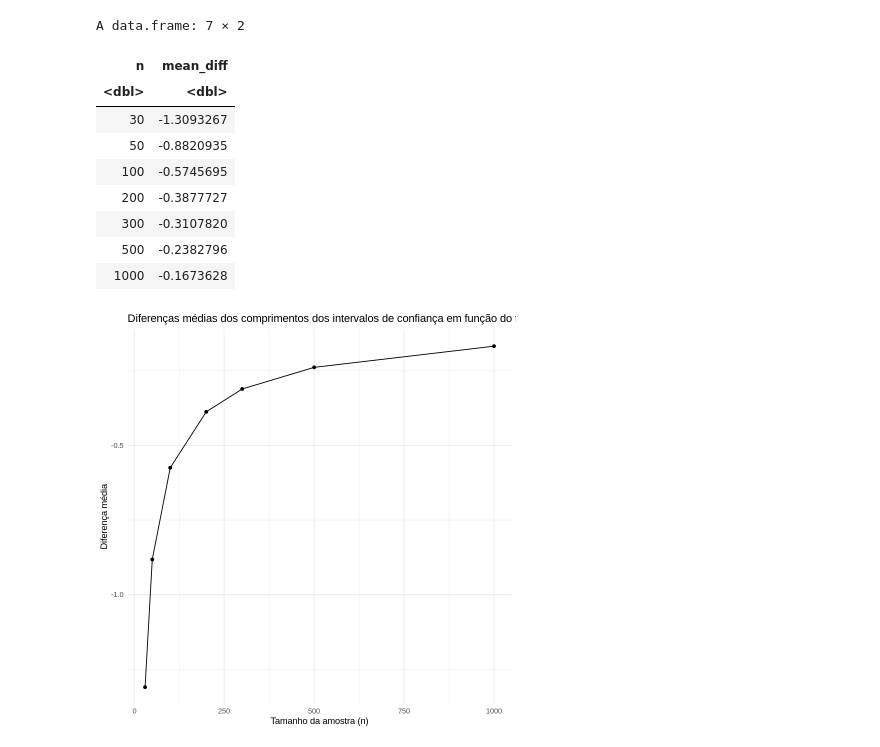
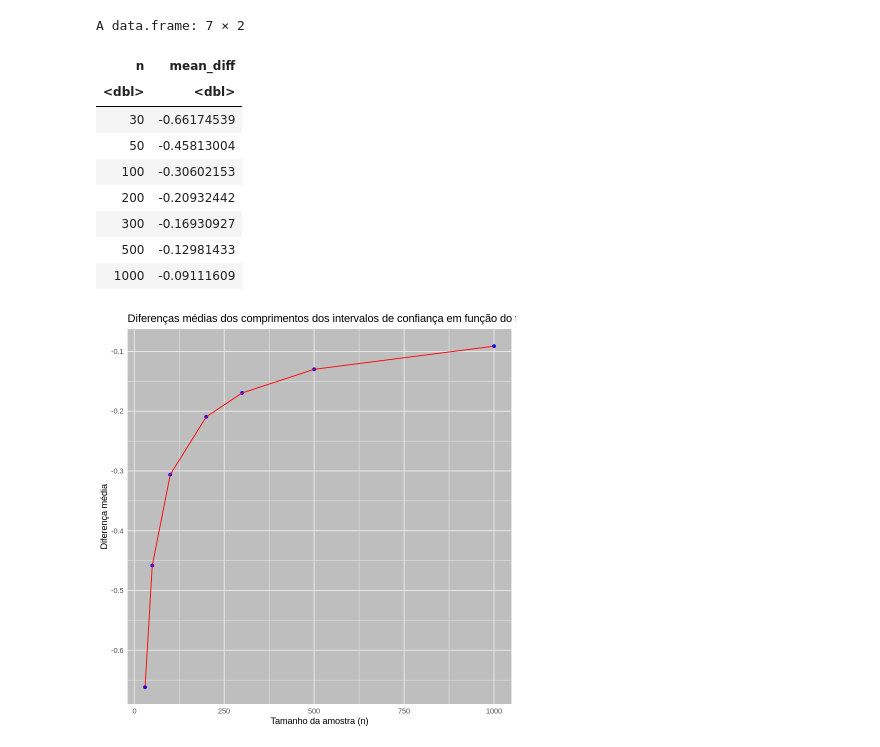
Before and after one commit to yassirscreed/PE_22-23, a Jupyter notebook: Ex09/ex09.ipynb, the cells around one changed output. Drawn from its saved outputs; the diff is of its cells as text; code cells hidden in the pictures.

```diff
--- a/Ex09/ex09.ipynb
+++ b/Ex09/ex09.ipynb
@@ -4,11 +4,11 @@ library("ggplot2")
 library("tidyverse")
 # %%
 # Parameters
-set.seed(1583)
+set.seed(1584)
 ns <- c(30, 50, 100, 200, 300, 500, 1000)
 k <- 2500
-p <- 0.5
-gamma <- 0.92
+p <- 0.6
+gamma <- 0.9
 z <- qnorm((1 + gamma) / 2)
 # %%
 # Função para calcular a diferença entre os comprimentos dos intervalos de confiança
@@ -48,20 +48,21 @@ results
 A data.frame: 7 × 2
 | n | mean_diff |
 | <dbl> | <dbl> |
-| 30 | -1.3093267 |
-| 50 | -0.8820935 |
-| 100 | -0.5745695 |
-| 200 | -0.3877727 |
-| 300 | -0.3107820 |
-| 500 | -0.2382796 |
-| 1000 | -0.1673628 |
+| 30 | -0.66174539 |
+| 50 | -0.45813004 |
+| 100 | -0.30602153 |
+| 200 | -0.20932442 |
+| 300 | -0.16930927 |
+| 500 | -0.12981433 |
+| 1000 | -0.09111609 |
 # %%
 # Gráfico das diferenças médias
 ggplot(results, aes(x = n, y = mean_diff)) +
-  geom_point() +
-  geom_line() +
+  geom_point(color = "blue") +
+  geom_line(color = "red") +
   labs(title = "Diferenças médias dos comprimentos dos intervalos de confiança em função do tamanho da amostra",
        x = "Tamanho da amostra (n)", y = "Diferença média") +
-  theme_minimal()
+  theme_minimal() +
+  theme(panel.background = element_rect(fill = "gray", colour = NA))
 # %% [output]
-[figure, old version]
+[figure, new version]
```
Also changed, not shown: 10 other files.
